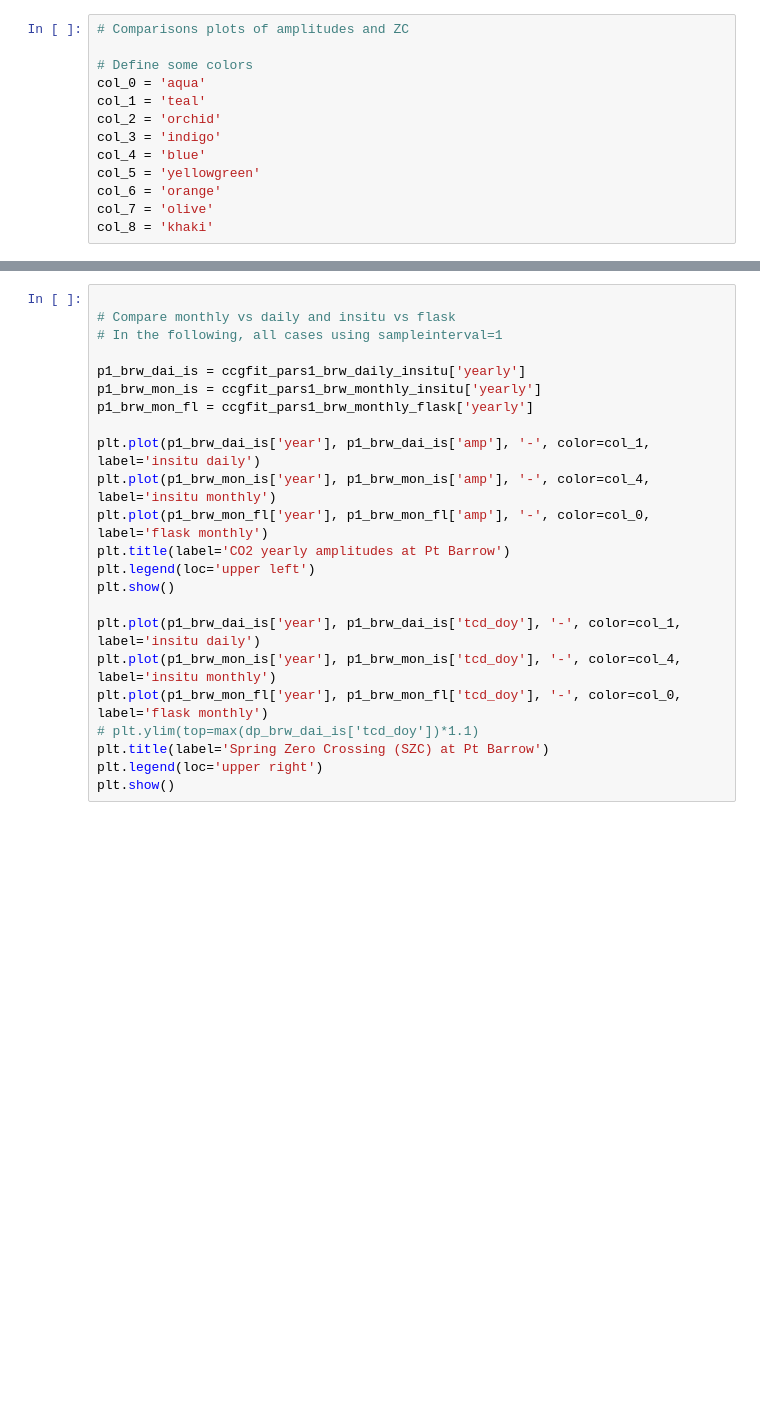
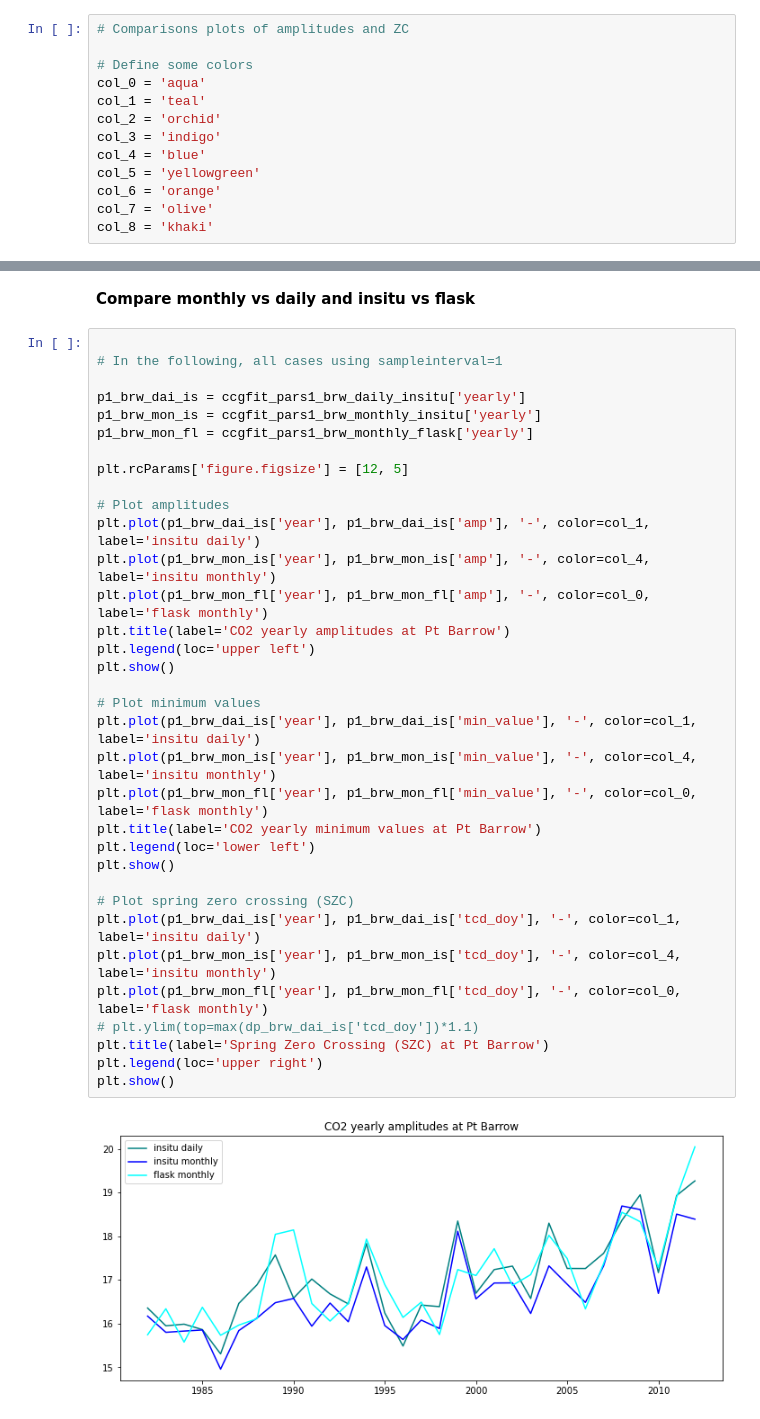
Before and after one commit to femoyano/co2_analysis, a Jupyter notebook: ccgcrv_analysis.ipynb, the cells around one changed output, grey strips where cells are left out. Saved outputs shown, nothing was run; the diff lists cells and outputs as text; blank space fills up the shorter version.

```diff
--- a/ccgcrv_analysis.ipynb
+++ b/ccgcrv_analysis.ipynb
@@ -227,23 +240,38 @@ plt.show()
+# %% [markdown]
+**Compare monthly vs daily and insitu vs flask**
 # %%
 
-# Compare monthly vs daily and insitu vs flask
 # In the following, all cases using sampleinterval=1
 
 p1_brw_dai_is = ccgfit_pars1_brw_daily_insitu['yearly']
 p1_brw_mon_is = ccgfit_pars1_brw_monthly_insitu['yearly']
 p1_brw_mon_fl = ccgfit_pars1_brw_monthly_flask['yearly']
 
+plt.rcParams['figure.figsize'] = [12, 5]
+
+# Plot amplitudes
 plt.plot(p1_brw_dai_is['year'], p1_brw_dai_is['amp'], '-', color=col_1, label='insitu daily')
 plt.plot(p1_brw_mon_is['year'], p1_brw_mon_is['amp'], '-', color=col_4, label='insitu monthly')
 plt.plot(p1_brw_mon_fl['year'], p1_brw_mon_fl['amp'], '-', color=col_0, label='flask monthly')
 plt.title(label='CO2 yearly amplitudes at Pt Barrow')
 plt.legend(loc='upper left')
 plt.show()
 
+# Plot minimum values
+plt.plot(p1_brw_dai_is['year'], p1_brw_dai_is['min_value'], '-', color=col_1, label='insitu daily')
+plt.plot(p1_brw_mon_is['year'], p1_brw_mon_is['min_value'], '-', color=col_4, label='insitu monthly')
+plt.plot(p1_brw_mon_fl['year'], p1_brw_mon_fl['min_value'], '-', color=col_0, label='flask monthly')
+plt.title(label='CO2 yearly minimum values at Pt Barrow')
+plt.legend(loc='lower left')
+plt.show()
+
+# Plot spring zero crossing (SZC)
 plt.plot(p1_brw_dai_is['year'], p1_brw_dai_is['tcd_doy'], '-', color=col_1, label='insitu daily')
 plt.plot(p1_brw_mon_is['year'], p1_brw_mon_is['tcd_doy'], '-', color=col_4, label='insitu monthly')
 plt.plot(p1_brw_mon_fl['year'], p1_brw_mon_fl['tcd_doy'], '-', color=col_0, label='flask monthly')
 # plt.ylim(top=max(dp_brw_dai_is['tcd_doy'])*1.1)
 plt.title(label='Spring Zero Crossing (SZC) at Pt Barrow')
 plt.legend(loc='upper right')
 plt.show()
+# %% [output]
+[figure, added]
```
Also changed, not shown: parts of 30 cells of this notebook, 3 other files.
